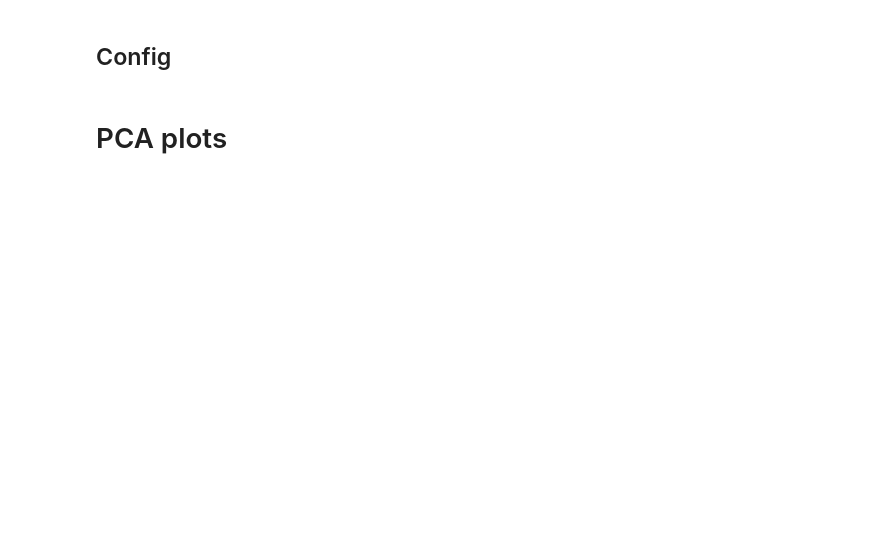
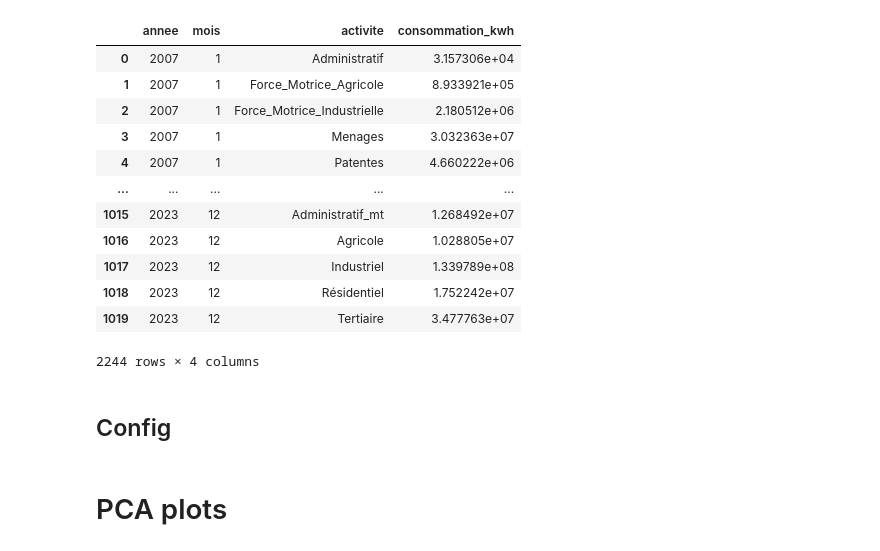
Before and after one commit to eniafou/onee, a Jupyter notebook: notebooks/analyse.ipynb, the cells around one changed output. Saved outputs shown, nothing was run; the diff lists cells and outputs as text; code cells hidden in the pictures; blank space fills up the shorter version.

```diff
--- a/notebooks/analyse.ipynb
+++ b/notebooks/analyse.ipynb
@@ -25,3 +16,25 @@ df.head()
+# %%
+df_regional, df_features, df_dist, var_cols = data_loader.load_srm_data(
+    db_path=PROJECT_ROOT / "data" / "all_data.db",
+    variable="consommation_kwh",
+    target_region="Casablanca-Settat",
+)
+# %%
+df_regional
+# %% [output]
+|  | annee | mois | activite | consommation_kwh |
+| 0 | 2007 | 1 | Administratif | 3.157306e+04 |
+| 1 | 2007 | 1 | Force_Motrice_Agricole | 8.933921e+05 |
+| 2 | 2007 | 1 | Force_Motrice_Industrielle | 2.180512e+06 |
+| 3 | 2007 | 1 | Menages | 3.032363e+07 |
+| 4 | 2007 | 1 | Patentes | 4.660222e+06 |
+| ... | ... | ... | ... | ... |
+| 1015 | 2023 | 12 | Administratif_mt | 1.268492e+07 |
+| 1016 | 2023 | 12 | Agricole | 1.028805e+07 |
+| 1017 | 2023 | 12 | Industriel | 1.339789e+08 |
+| 1018 | 2023 | 12 | Résidentiel | 1.752242e+07 |
+| 1019 | 2023 | 12 | Tertiaire | 3.477763e+07 |
+2244 rows × 4 columns
 # %% [markdown]
 ## Config
 # %%
```
Also changed, not shown: parts of 14 cells of this notebook, 20 other files.
